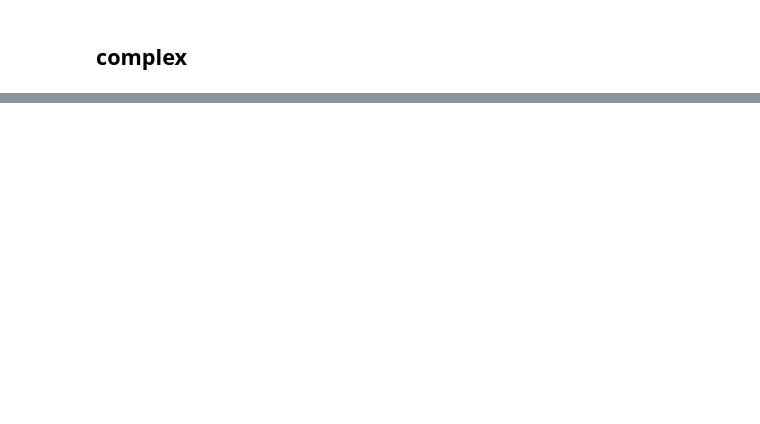
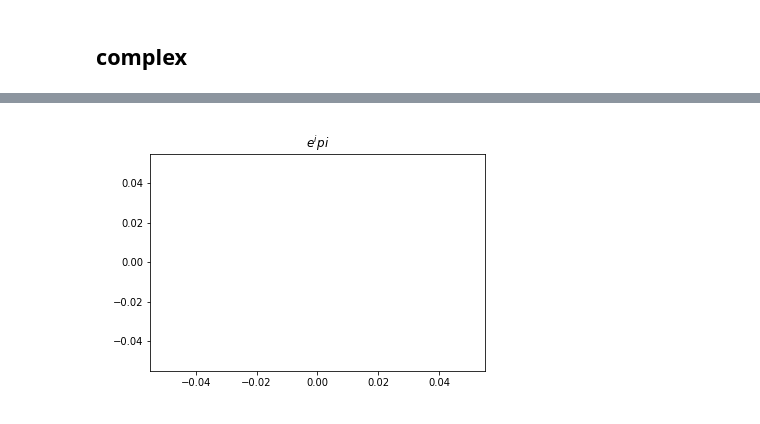
Before and after one commit to goulu/Goulib, a Jupyter notebook: notebooks/expr.ipynb, the cells around one changed output, grey strips where cells are left out. Drawn from its saved outputs; the diff is of its cells as text; code cells hidden in the pictures; blank space fills up the shorter version.

```diff
--- a/notebooks/expr.ipynb
+++ b/notebooks/expr.ipynb
@@ -112,0 +150,4 @@ Expr(e**(i*pi))()
+# %%
+e() # should be -1 ...
+# %% [output]
+[figure, added]
```
Also changed, not shown: parts of 16 cells of this notebook, 2 other files.
